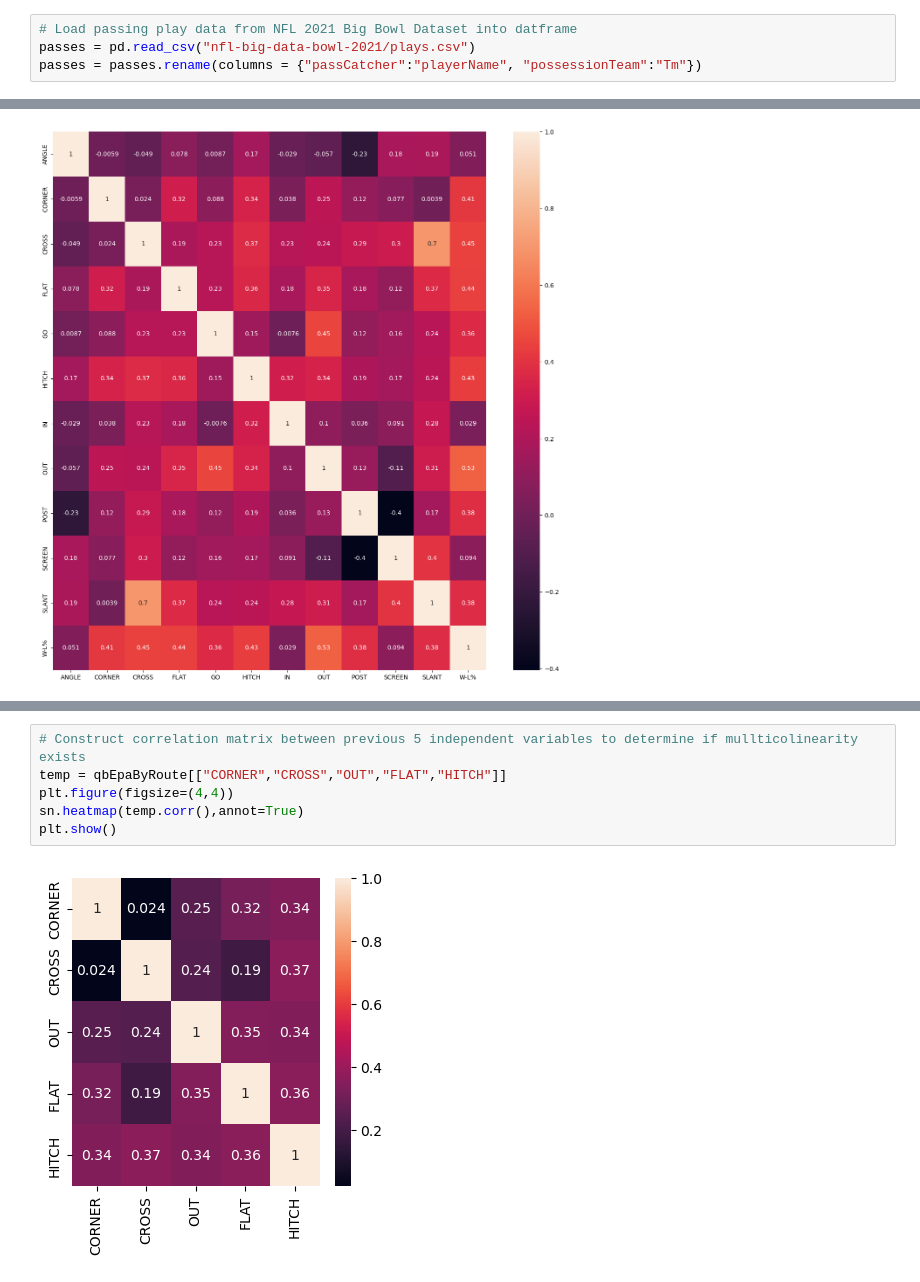
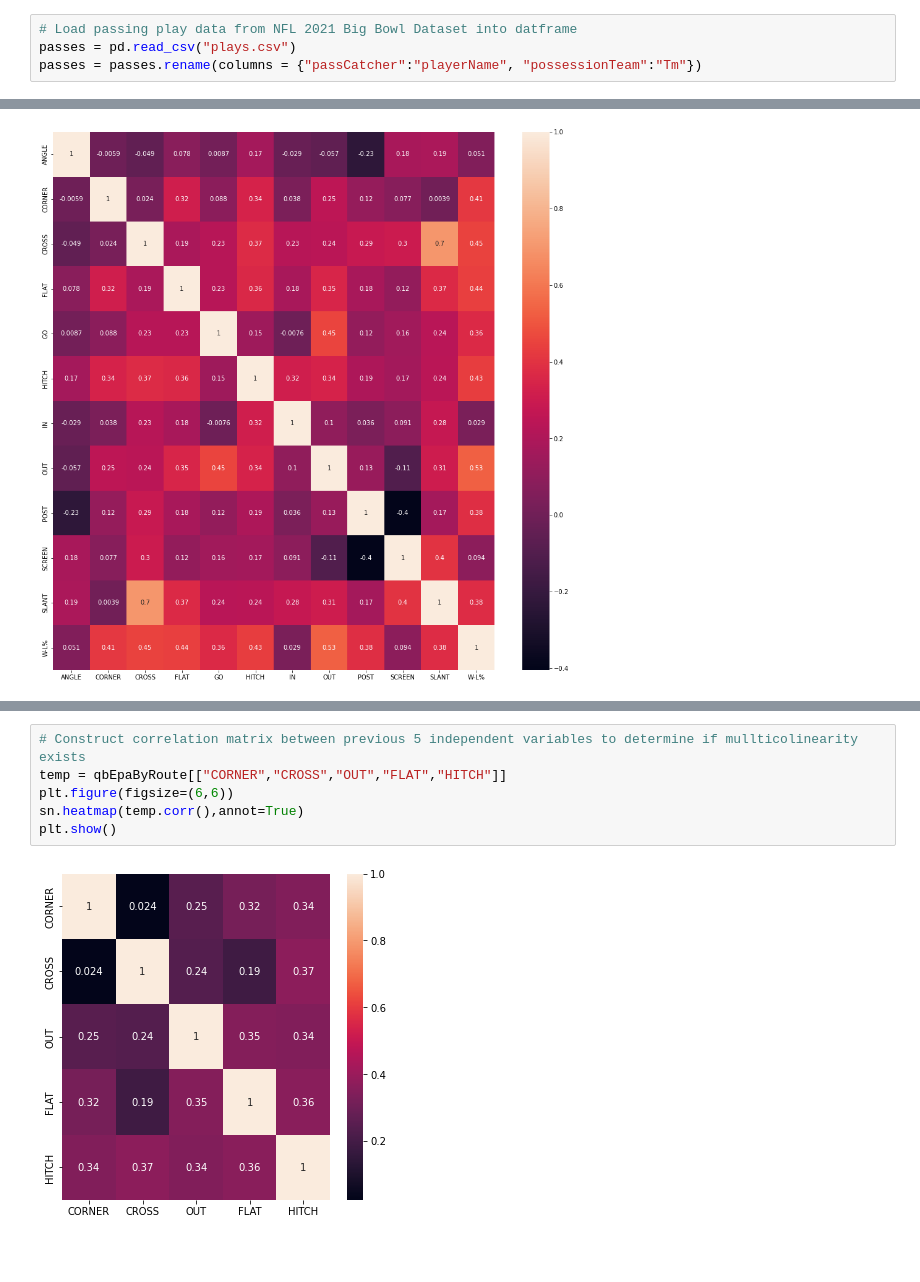
Before and after one commit to rotrinci/SportsAnalytics-FinalProject, a Jupyter notebook: FinalProject_Code.ipynb, the cells around one changed output, grey strips where cells are left out. Cells and saved outputs as stored; diff of their text form; blank space fills up the shorter version.

```diff
--- a/FinalProject_Code.ipynb
+++ b/FinalProject_Code.ipynb
@@ -11,7 +11,7 @@ import statsmodels.api as sm
 import seaborn as sn
 # %%
 # Load passing play data from NFL 2021 Big Bowl Dataset into datframe
-passes = pd.read_csv("nfl-big-data-bowl-2021/plays.csv")
+passes = pd.read_csv("plays.csv")
 passes = passes.rename(columns = {"passCatcher":"playerName", "possessionTeam":"Tm"})
 # %%
 # Load route data recovered seperate file from NFL 2021 Big Bowl Dataset into datframe
@@ -299,11 +267,11 @@ Notes:
 # %%
 # Construct correlation matrix between previous 5 independent variables to determine if mullticolinearity exists
 temp = qbEpaByRoute[["CORNER","CROSS","OUT","FLAT","HITCH"]]
-plt.figure(figsize=(4,4))
+plt.figure(figsize=(6,6))
 sn.heatmap(temp.corr(),annot=True)
 plt.show()
 # %% [output]
-[figure, old version]
+[figure, new version]
 # %%
 # Create 3rd mutiple linear regression model with 3 routes (Corner, Cross, Out) chosen after accounting for
 #  multicollinearity
```
Also changed, not shown: parts of 13 cells of this notebook.
